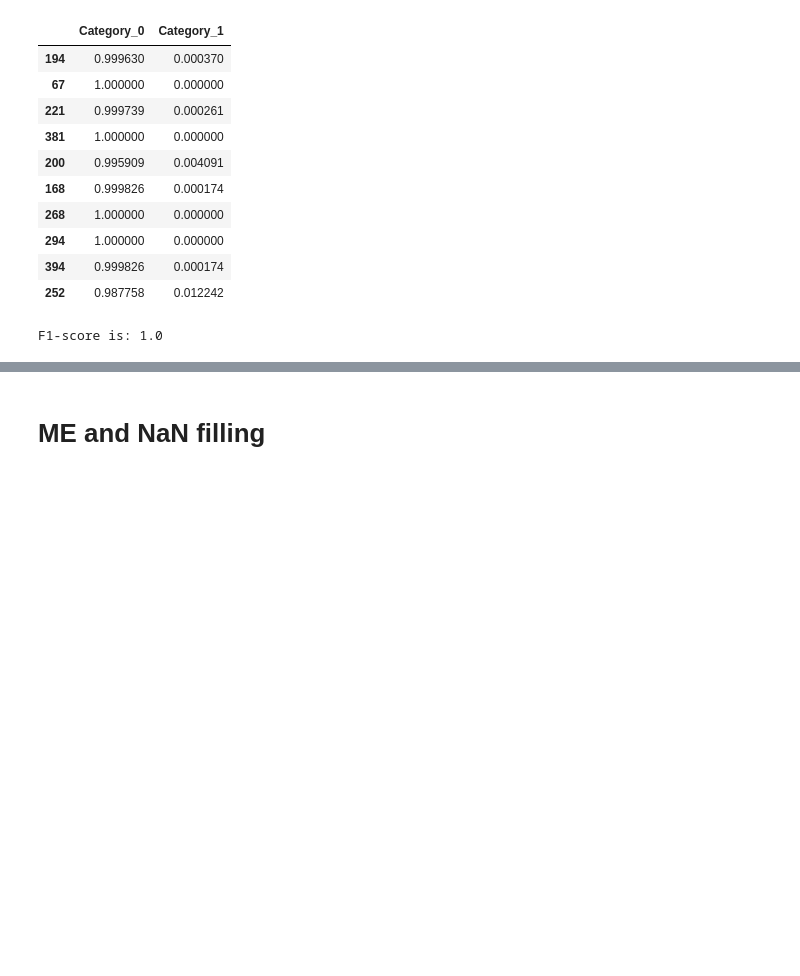
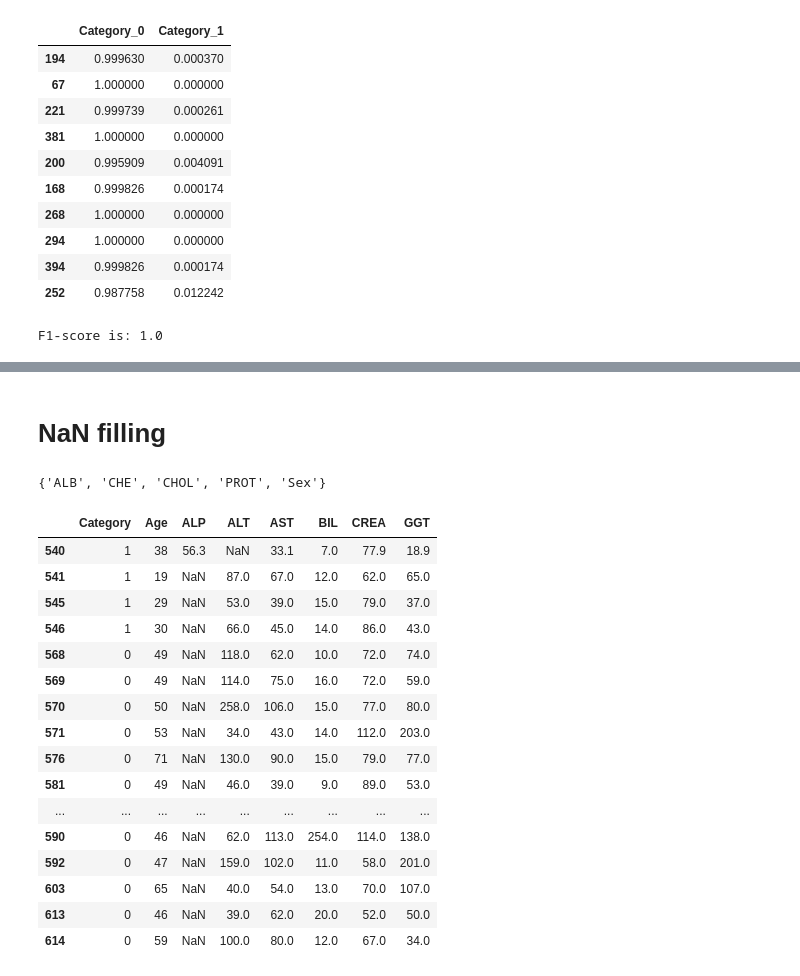
Before and after one commit to monikachudyba/MachineLearningProjects, a Jupyter notebook: HPVBayesNetwork.ipynb, the cells around one changed output, grey strips where cells are left out. Drawn from its saved outputs; the diff is of its cells as text; code cells hidden in the pictures; blank space fills up the shorter version.

Commit message:
filling missing data

```diff
--- a/HPVBayesNetwork.ipynb
+++ b/HPVBayesNetwork.ipynb
@@ -596,2 +642,34 @@ model.simulate()
 # %% [markdown]
-# ME and NaN filling
+# NaN filling
+# %%
+best_model = [('Category', 'CREA'), ('Category', 'BIL'), ('Category', 'Age'), ('Category', 'ALT'), ('Category', 'GGT'), ('ALT', 'ALP'), ('AST', 'GGT'), ('AST', 'ALT'), ('BIL', 'AST'), ('CREA', 'AST'), ('GGT', 'ALP')]
+# %%
+modelNA = BayesianNetwork(best_model)
+modelNA.fit(df_with_nans)
+# %%
+diff = set(df_with_nans.columns) - set(modelNA.nodes())
+diff
+# %% [output]
+{'ALB', 'CHE', 'CHOL', 'PROT', 'Sex'}
+# %%
+data_to_fill = df_with_nans[df_with_nans.drop(columns=diff).isna().any(axis=1)].drop(columns=diff)
+# %%
+data_to_fill
+# %% [output]
+|  | Category | Age | ALP | ALT | AST | BIL | CREA | GGT |
+| 540 | 1 | 38 | 56.3 | NaN | 33.1 | 7.0 | 77.9 | 18.9 |
+| 541 | 1 | 19 | NaN | 87.0 | 67.0 | 12.0 | 62.0 | 65.0 |
+| 545 | 1 | 29 | NaN | 53.0 | 39.0 | 15.0 | 79.0 | 37.0 |
+| 546 | 1 | 30 | NaN | 66.0 | 45.0 | 14.0 | 86.0 | 43.0 |
+| 568 | 0 | 49 | NaN | 118.0 | 62.0 | 10.0 | 72.0 | 74.0 |
+| 569 | 0 | 49 | NaN | 114.0 | 75.0 | 16.0 | 72.0 | 59.0 |
+| 570 | 0 | 50 | NaN | 258.0 | 106.0 | 15.0 | 77.0 | 80.0 |
+| 571 | 0 | 53 | NaN | 34.0 | 43.0 | 14.0 | 112.0 | 203.0 |
+| 576 | 0 | 71 | NaN | 130.0 | 90.0 | 15.0 | 79.0 | 77.0 |
+| 581 | 0 | 49 | NaN | 46.0 | 39.0 | 9.0 | 89.0 | 53.0 |
+| ... | ... | ... | ... | ... | ... | ... | ... | ... |
+| 590 | 0 | 46 | NaN | 62.0 | 113.0 | 254.0 | 114.0 | 138.0 |
+| 592 | 0 | 47 | NaN | 159.0 | 102.0 | 11.0 | 58.0 | 201.0 |
+| 603 | 0 | 65 | NaN | 40.0 | 54.0 | 13.0 | 70.0 | 107.0 |
+| 613 | 0 | 46 | NaN | 39.0 | 62.0 | 20.0 | 52.0 | 50.0 |
+| 614 | 0 | 59 | NaN | 100.0 | 80.0 | 12.0 | 67.0 | 34.0 |
```
Also changed, not shown: parts of 34 cells of this notebook.
